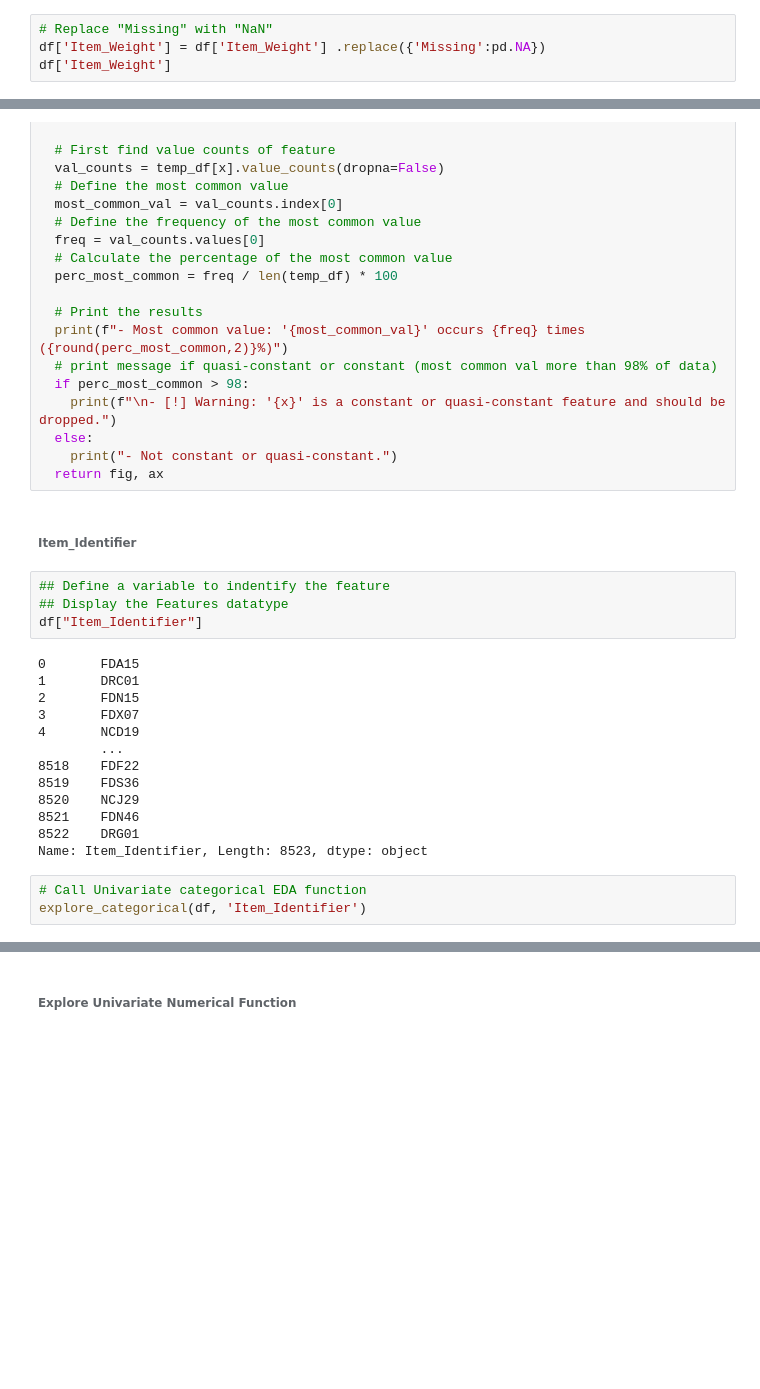
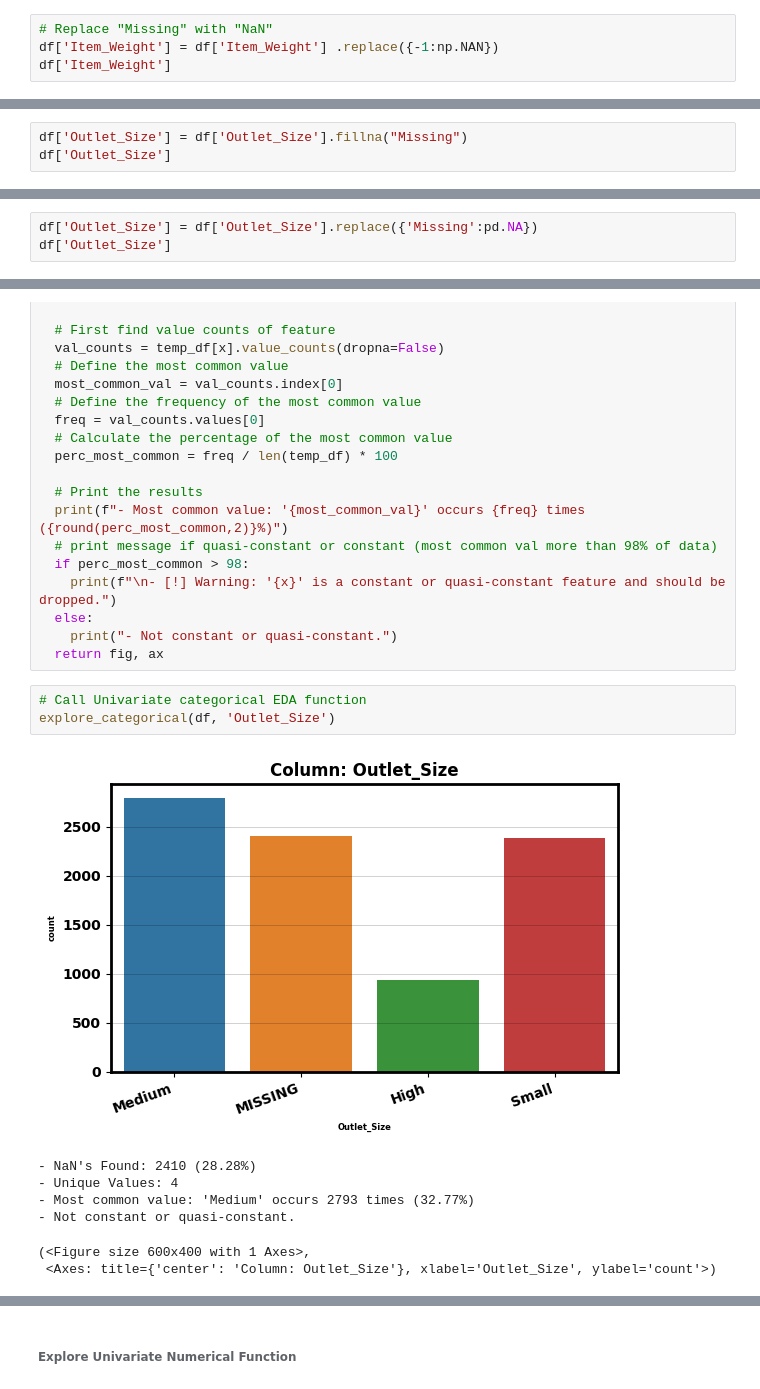
Before and after one commit to brittanymlassiter/Prediction-of-Product-Sales, a Jupyter notebook: Prediction_of_Product_Sales.ipynb, the cells around one changed output, grey strips where cells are left out. Saved outputs shown, nothing was run; the diff lists cells and outputs as text; blank space fills up the shorter version.

```diff
--- a/Prediction_of_Product_Sales.ipynb
+++ b/Prediction_of_Product_Sales.ipynb
@@ -508,6 +528,6 @@ df.head()
 # %%
 # Replace "Missing" with "NaN"
-df['Item_Weight'] = df['Item_Weight'] .replace({'Missing':pd.NA})
+df['Item_Weight'] = df['Item_Weight'] .replace({-1:np.NAN})
 df['Item_Weight']
 # %% [output]
 0        9.300
@@ -524,0 +549,3 @@ Name: Item_Weight, Length: 8523, dtype: float64
+# %%
+df['Outlet_Size'] = df['Outlet_Size'].fillna("Missing")
+df['Outlet_Size']
@@ -531,3 +571,6 @@ df.head()
 | 2 | FDN15 | 17.50 | Low Fat | 0.016760 | Meat | 141.6180 | ... |
 | 3 | FDX07 | 19.20 | Regular | 0.000000 | Fruits and Vegetables | 182.0950 | ... |
 | 4 | NCD19 | 8.93 | Low Fat | 0.000000 | Household | 53.8614 | ... |
+# %%
+df['Outlet_Size'] = df['Outlet_Size'].replace({'Missing':pd.NA})
+df['Outlet_Size']
@@ -592,25 +648,14 @@ def explore_categorical(df, x, fillna = True, placeholder = 'MISSING',
   else:
     print("- Not constant or quasi-constant.")
   return fig, ax
-# %% [markdown]
-###### **Item_Identifier**
-# %%
-## Define a variable to indentify the feature
-## Display the Features datatype
-df["Item_Identifier"]
-# %% [output]
-0       FDA15
-1       DRC01
-2       FDN15
-3       FDX07
-4       NCD19
-        ...
-8518    FDF22
-8519    FDS36
-8520    NCJ29
-8521    FDN46
-8522    DRG01
-Name: Item_Identifier, Length: 8523, dtype: object
 # %%
 # Call Univariate categorical EDA function
-explore_categorical(df, 'Item_Identifier')
+explore_categorical(df, 'Outlet_Size')
+# %% [output]
+[figure, added]
+- NaN's Found: 2410 (28.28%)
+- Unique Values: 4
+- Most common value: 'Medium' occurs 2793 times (32.77%)
+- Not constant or quasi-constant.
+(<Figure size 600x400 with 1 Axes>,
+ <Axes: title={'center': 'Column: Outlet_Size'}, xlabel='Outlet_Size', ylabel='count'>)
```
Also changed, not shown: parts of 31 cells of this notebook.
